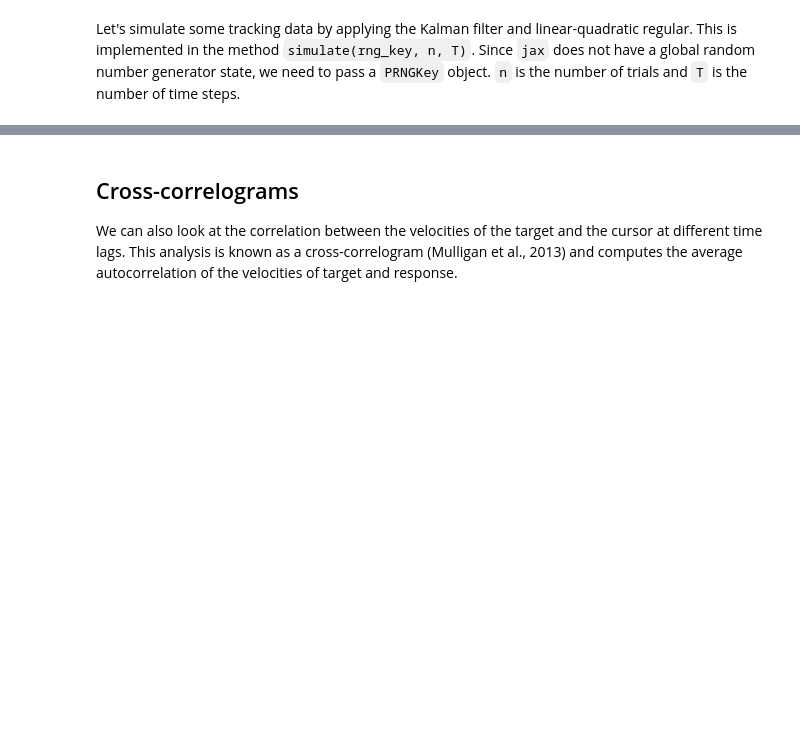
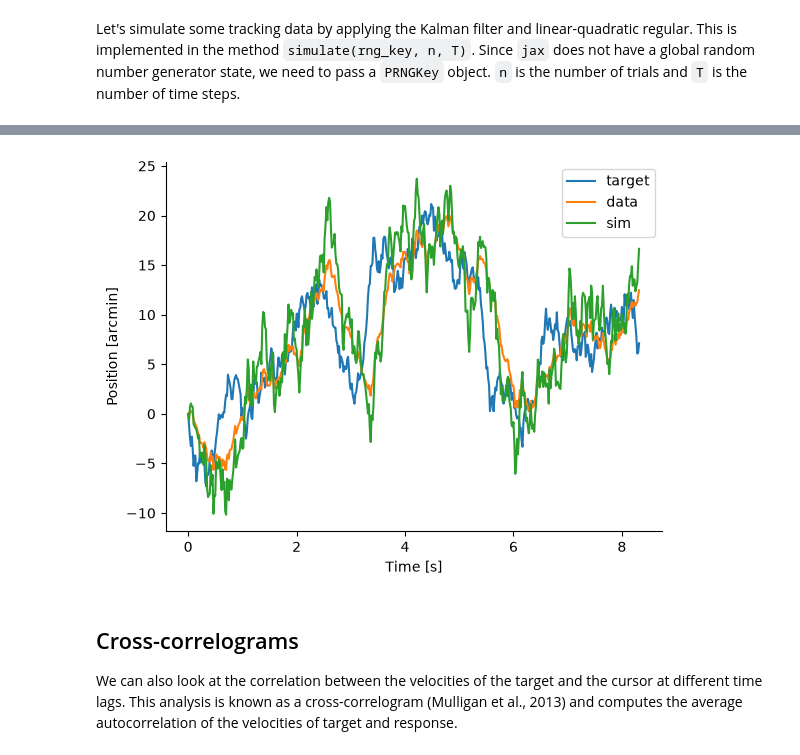
Before and after one commit to RothkopfLab/lqg, a Jupyter notebook: notebooks/Tutorial.ipynb, the cells around one changed output, grey strips where cells are left out. Cells and saved outputs as stored; diff of their text form; code cells hidden in the pictures; blank space fills up the shorter version.

Commit message:
added "simulate_actions"

```diff
--- a/notebooks/Tutorial.ipynb
+++ b/notebooks/Tutorial.ipynb
@@ -193,3 +180,28 @@ x.shape
+# %%
+action_variability_sim = action_variability * 3.0
+sigma_target_sim = sigma_target * 1.0
+sigma_cursor_sim = sigma_cursor * 1.0
+action_cost_sim = action_cost * 1.0
+
+V_sim = jnp.diag(jnp.array([1., action_variability_sim]))
+W_sim = jnp.diag(jnp.array([sigma_target_sim, sigma_cursor]))
+R_sim = jnp.eye(1) * action_cost_sim
+
+model_sim = LQG(A, B, C, V_sim, W_sim, Q, R_sim, T=T)
+
+data_dim_mask = jnp.array([0, 1], dtype=bool) # cursor data was stored in the second row in the u vector
+
+x_sim = model_sim.simulate_actions(x, data_dim_mask, random.PRNGKey(0))
+
+plt.plot(jnp.arange(T) * dt, x[0, :-1, 0], label="target")
+plt.plot(jnp.arange(T) * dt, x[0, :-1, 1], label="data")
+plt.plot(jnp.arange(T) * dt, x_sim[0, :-1, 1], label="sim")
+plt.legend()
+plt.xlabel("Time [s]")
+plt.ylabel("Position [arcmin]")
+plt.show()
+# %% [output]
+[figure, added]
 # %% [markdown]
 ## Cross-correlograms
 
```
Also changed, not shown: parts of 7 cells of this notebook, 1 other file.
